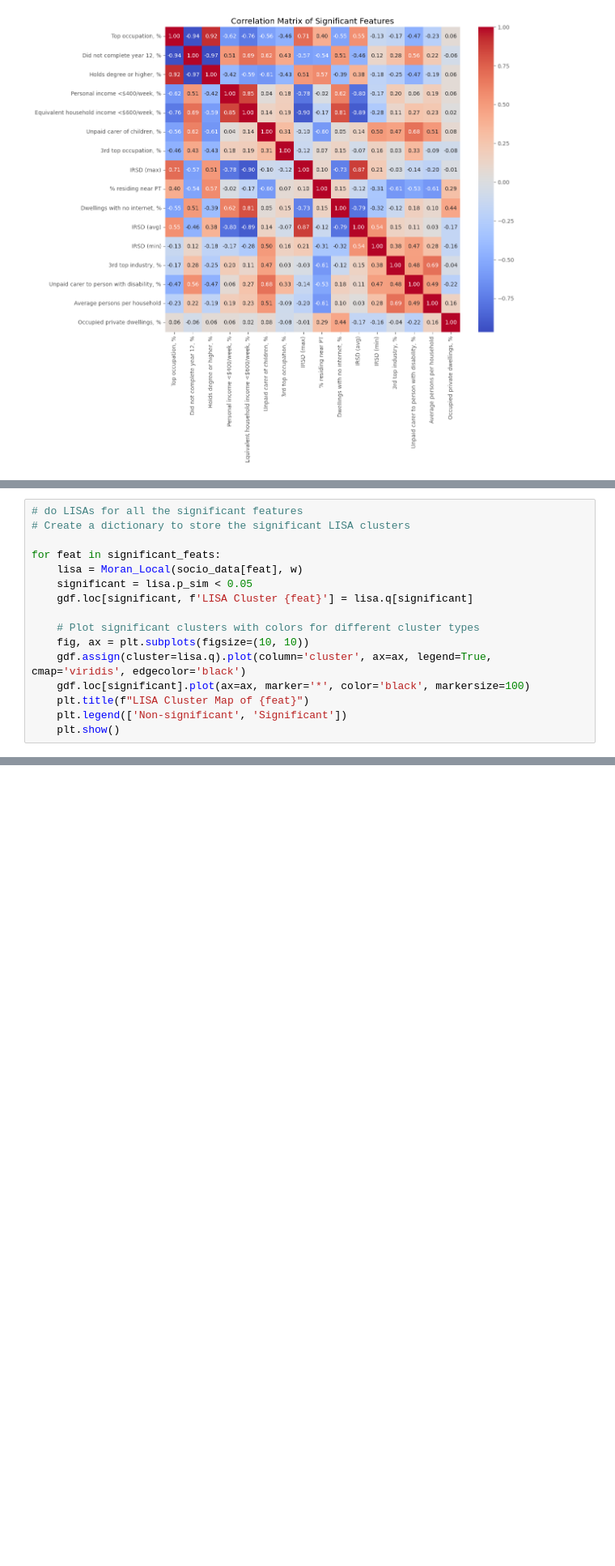
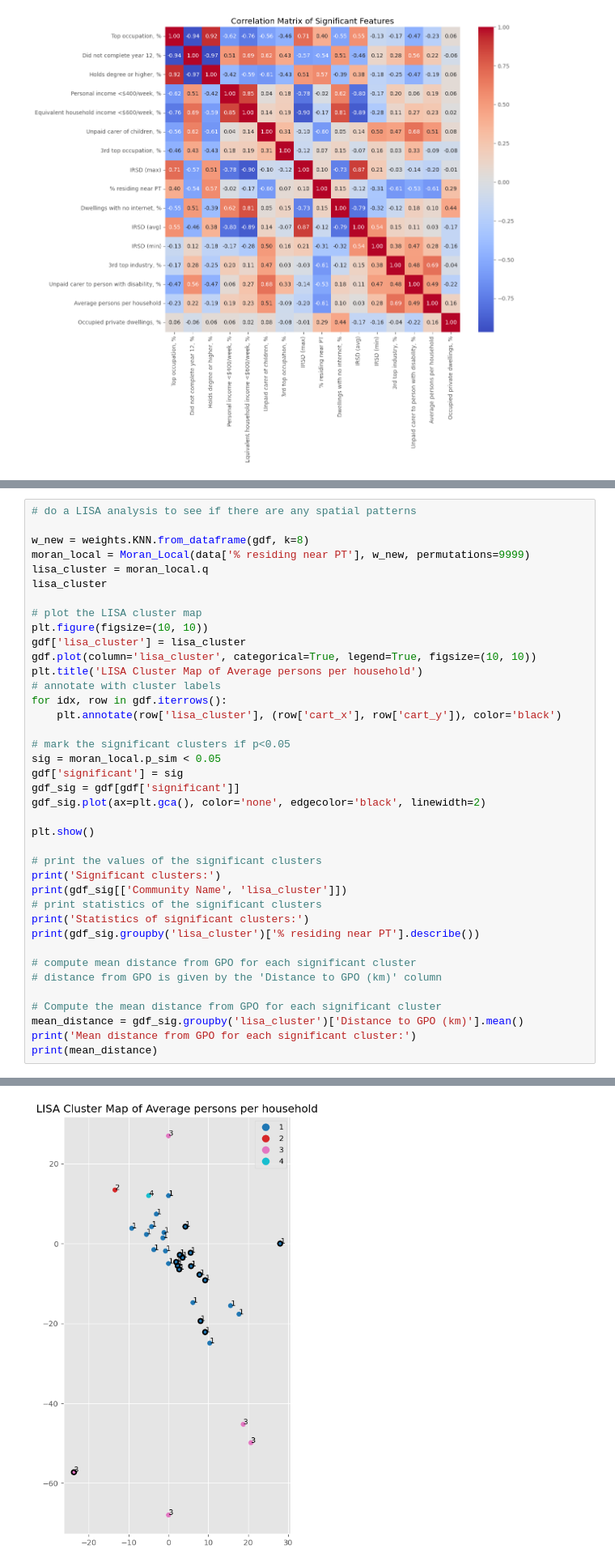
Before and after one commit to Subhasis-Biswas/ML4CPS_Project2, a Jupyter notebook: socio_demographic.ipynb, the cells around one changed output, grey strips where cells are left out. Shown at 81% size. Drawn from its saved outputs; the diff is of its cells as text; blank space fills up the shorter version.

```diff
--- a/socio_demographic.ipynb
+++ b/socio_demographic.ipynb
@@ -343,16 +275,0 @@ for i in significant_feats:
-# %%
-# do LISAs for all the significant features
-# Create a dictionary to store the significant LISA clusters
-
-for feat in significant_feats:
-	lisa = Moran_Local(socio_data[feat], w)
-	significant = lisa.p_sim < 0.05
-	gdf.loc[significant, f'LISA Cluster {feat}'] = lisa.q[significant]
-
-	# Plot significant clusters with colors for different cluster types
-	fig, ax = plt.subplots(figsize=(10, 10))
-	gdf.assign(cluster=lisa.q).plot(column='cluster', ax=ax, legend=True, cmap='viridis', edgecolor='black')
-	gdf.loc[significant].plot(ax=ax, marker='*', color='black', markersize=100)
-	plt.title(f"LISA Cluster Map of {feat}")
-	plt.legend(['Non-significant', 'Significant'])
-	plt.show()
@@ -446,0 +392,40 @@ Dwellings with no internet, %         1.3918          0.5698          1.9616
+# %%
+# do a LISA analysis to see if there are any spatial patterns
+
+w_new = weights.KNN.from_dataframe(gdf, k=8)
+moran_local = Moran_Local(data['% residing near PT'], w_new, permutations=9999)
+lisa_cluster = moran_local.q
+lisa_cluster
+
+# plot the LISA cluster map
+plt.figure(figsize=(10, 10))
+gdf['lisa_cluster'] = lisa_cluster
+gdf.plot(column='lisa_cluster', categorical=True, legend=True, figsize=(10, 10))
+plt.title('LISA Cluster Map of Average persons per household')
+# annotate with cluster labels
+for idx, row in gdf.iterrows():
+	plt.annotate(row['lisa_cluster'], (row['cart_x'], row['cart_y']), color='black')
+
+# mark the significant clusters if p<0.05
+sig = moran_local.p_sim < 0.05
+gdf['significant'] = sig
+gdf_sig = gdf[gdf['significant']]
+gdf_sig.plot(ax=plt.gca(), color='none', edgecolor='black', linewidth=2)
+
+plt.show()
+
+# print the values of the significant clusters
+print('Significant clusters:')
+print(gdf_sig[['Community Name', 'lisa_cluster']])
+# print statistics of the significant clusters
+print('Statistics of significant clusters:')
+print(gdf_sig.groupby('lisa_cluster')['% residing near PT'].describe())
+
+# compute mean distance from GPO for each significant cluster
+# distance from GPO is given by the 'Distance to GPO (km)' column
+
+# Compute the mean distance from GPO for each significant cluster
+mean_distance = gdf_sig.groupby('lisa_cluster')['Distance to GPO (km)'].mean()
+print('Mean distance from GPO for each significant cluster:')
+print(mean_distance)
+# %% [output]
@@ -446,0 +433 @@ Dwellings with no internet, %         1.3918          0.5698          1.9616
+[figure, added]
```
Also changed, not shown: parts of 24 cells of this notebook.
